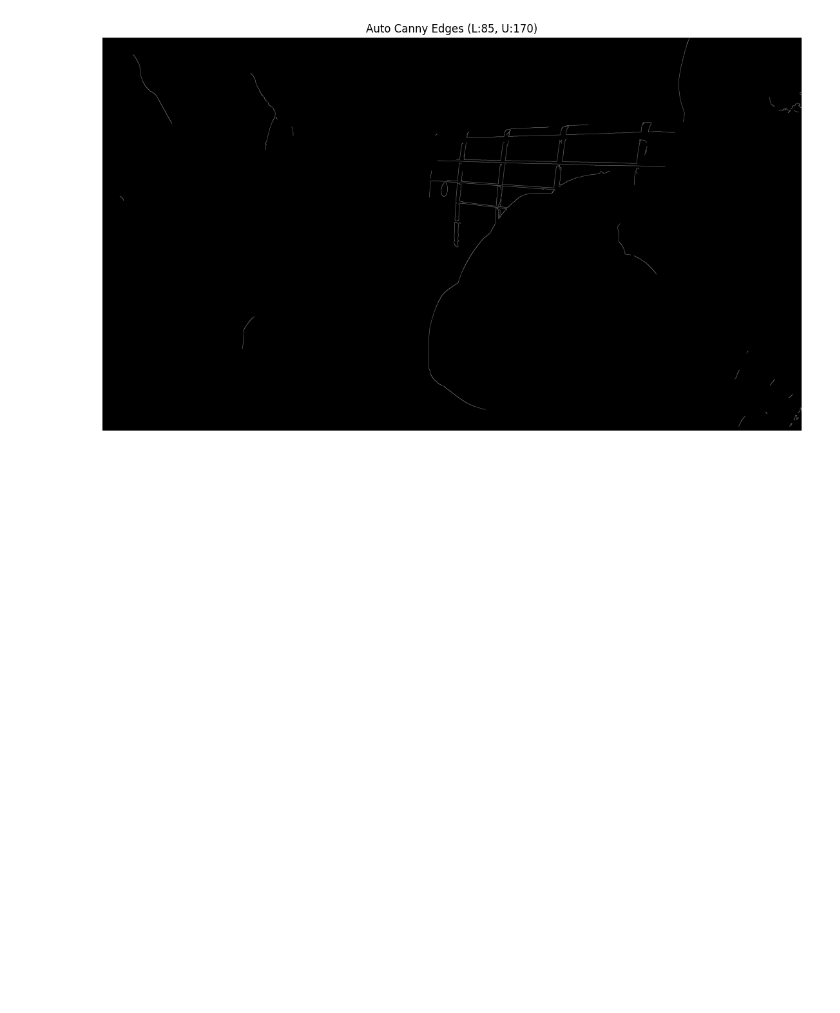
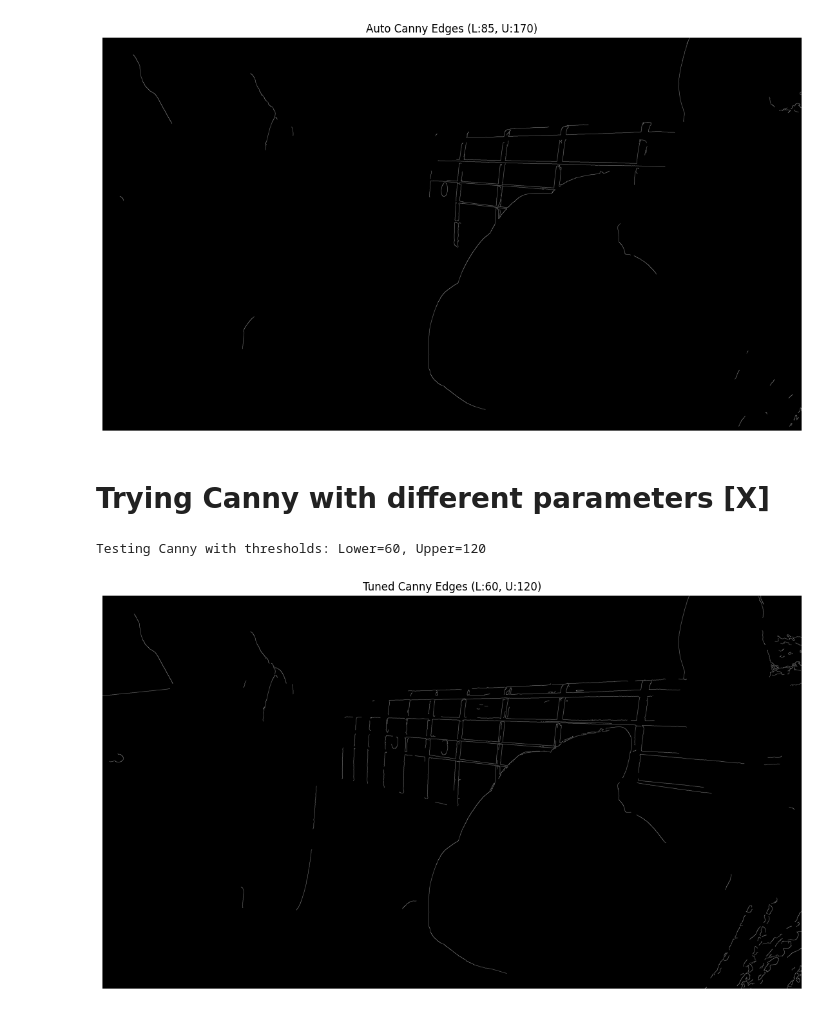
Before and after one commit to xrushofblood/Guitar-Chords-Recognition, a Jupyter notebook: notebooks/01_data_exploration.ipynb, the cells around one changed output. Drawn from its saved outputs; the diff is of its cells as text; code cells hidden in the pictures; blank space fills up the shorter version.

```diff
--- a/notebooks/01_data_exploration.ipynb
+++ b/notebooks/01_data_exploration.ipynb
@@ -193,3 +226,29 @@ plt.show()
 # %% [output]
 L'algoritmo Auto Canny ha calcolato queste soglie: Lower=85, Upper=170
 [figure]
+# %% [markdown]
+# Trying Canny with different parameters [X]
+# %%
+# ==========================================
+# LAB: CANNY THRESHOLD TUNING
+# ==========================================
+# Change these two numbers to find the perfect balance!
+# Rule of thumb: Lower numbers = more edges detected (but more noise).
+
+CURRENT_LOWER_THRESH = 60  # Start with a low value (was 50)
+CURRENT_UPPER_THRESH = 120  # Start lower than before (was 150)
+
+print(f"Testing Canny with thresholds: Lower={CURRENT_LOWER_THRESH}, Upper={CURRENT_UPPER_THRESH}")
+
+# 1. Apply Canny with the new experimental thresholds
+tuned_edges = cv2.Canny(blurred_frame, CURRENT_LOWER_THRESH, CURRENT_UPPER_THRESH)
+
+# 2. Display the result nicely
+plt.figure(figsize=(14, 8))
+plt.imshow(tuned_edges, cmap='gray')
+plt.title(f'Tuned Canny Edges (L:{CURRENT_LOWER_THRESH}, U:{CURRENT_UPPER_THRESH})')
+plt.axis('off')
+plt.show()
+# %% [output]
+Testing Canny with thresholds: Lower=60, Upper=120
+[figure, added]
```
Also changed, not shown: parts of 6 cells of this notebook, 1 other file.
